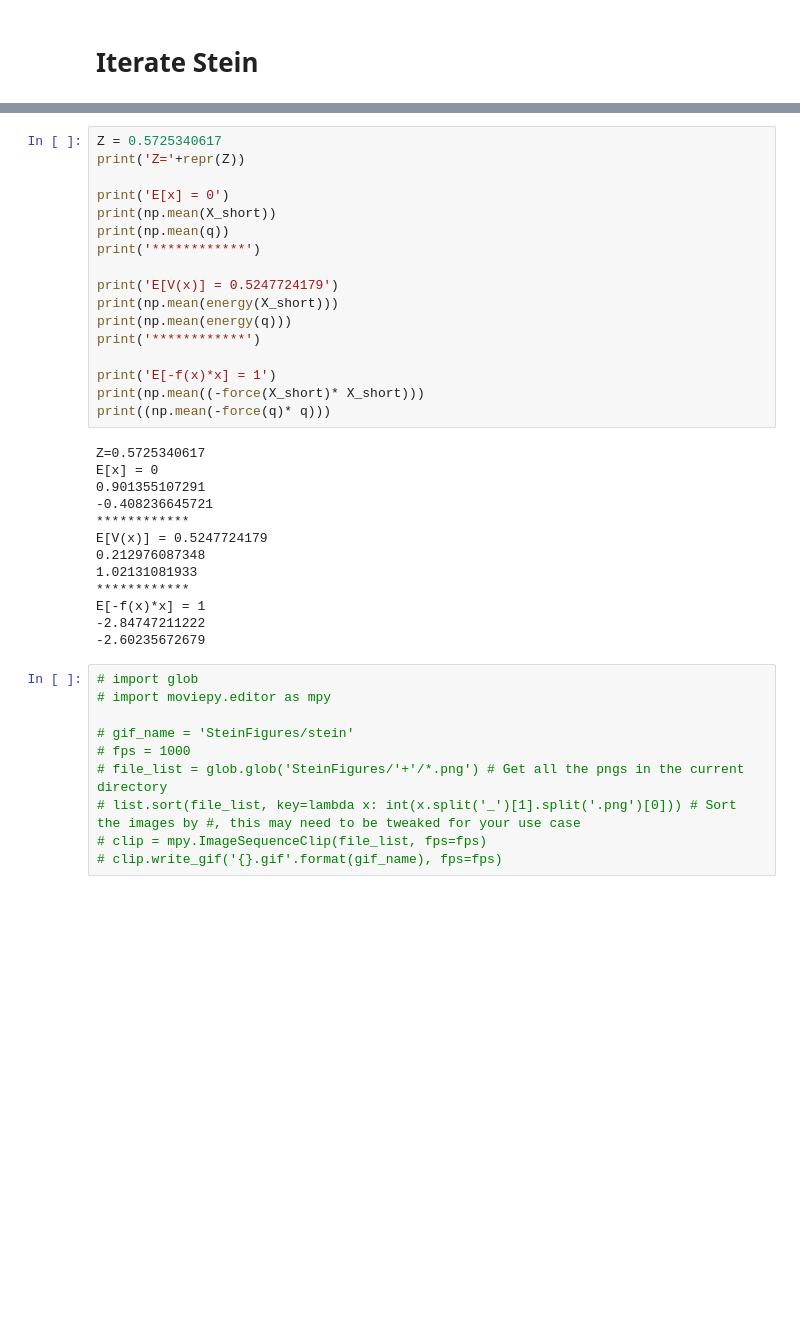
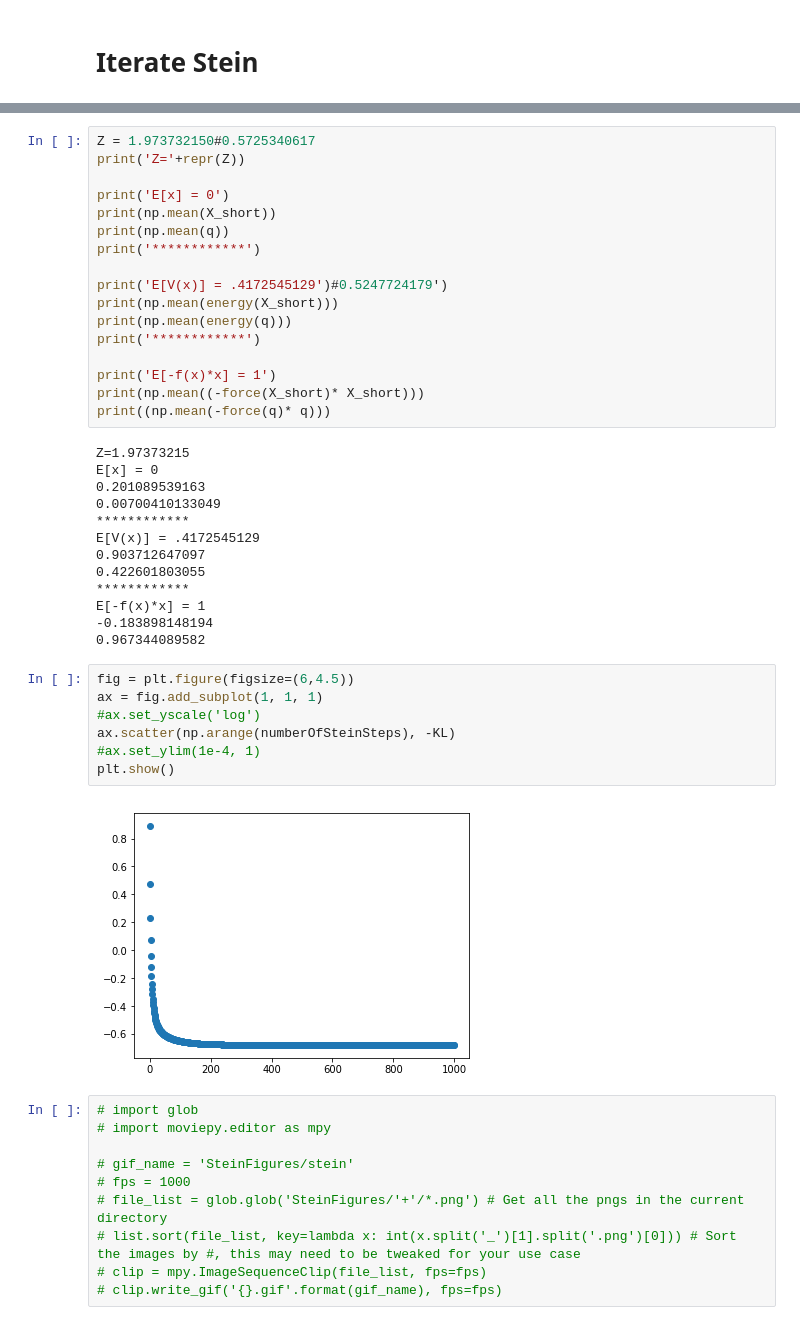
Before and after one commit to ZofiaTr/DFM, a Jupyter notebook: interactivePython/toyModel_Stein.ipynb, the cells around one changed output, grey strips where cells are left out. Saved outputs shown, nothing was run; the diff lists cells and outputs as text; blank space fills up the shorter version.

```diff
--- a/interactivePython/toyModel_Stein.ipynb
+++ b/interactivePython/toyModel_Stein.ipynb
@@ -223,5 +244,5 @@ fit_distribution(q)
 # %%
-Z = 0.5725340617
+Z = 1.973732150#0.5725340617
 print('Z='+repr(Z))
 
 print('E[x] = 0')
@@ -229,7 +250,7 @@ print(np.mean(X_short))
 print(np.mean(q))
 print('************')
 
-print('E[V(x)] = 0.5247724179')
+print('E[V(x)] = .4172545129')#0.5247724179')
 print(np.mean(energy(X_short)))
 print(np.mean(energy(q)))
 print('************')
@@ -238,18 +259,27 @@ print('E[-f(x)*x] = 1')
 print(np.mean((-force(X_short)* X_short)))
 print((np.mean(-force(q)* q)))
 # %% [output]
-Z=0.5725340617
+Z=1.97373215
 E[x] = 0
-0.901355107291
--0.408236645721
+0.201089539163
+0.00700410133049
 ************
-E[V(x)] = 0.5247724179
-0.212976087348
-1.02131081933
+E[V(x)] = .4172545129
+0.903712647097
+0.422601803055
 ************
 E[-f(x)*x] = 1
--2.84747211222
--2.60235672679
+-0.183898148194
+0.967344089582
+# %%
+fig = plt.figure(figsize=(6,4.5))
+ax = fig.add_subplot(1, 1, 1)
+#ax.set_yscale('log')
+ax.scatter(np.arange(numberOfSteinSteps), -KL)
+#ax.set_ylim(1e-4, 1)
+plt.show()
+# %% [output]
+[figure, added]
 # %%
 # import glob
 # import moviepy.editor as mpy
```
Also changed, not shown: parts of 11 cells of this notebook.
